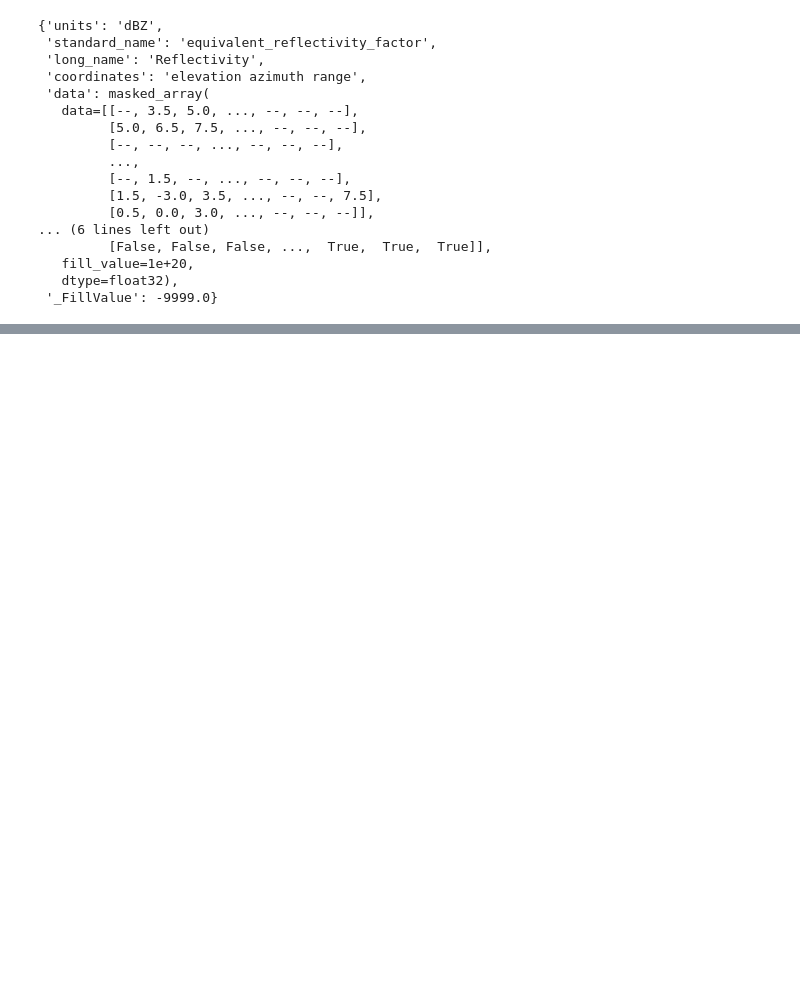
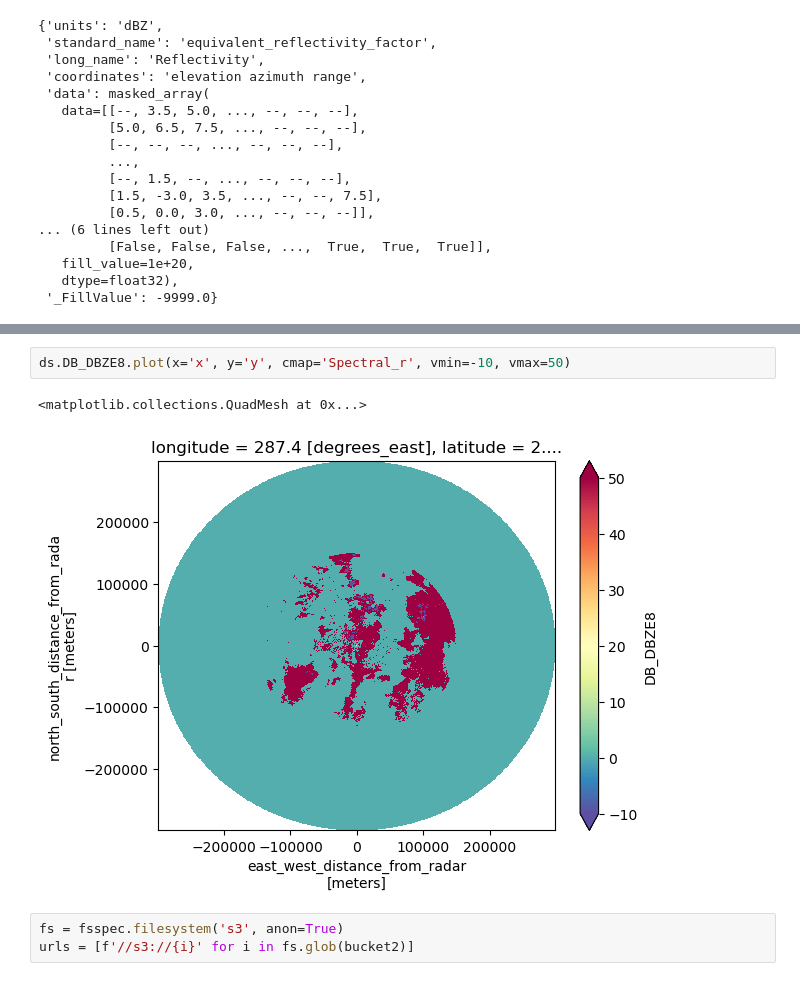
Before and after one commit to aladinor/notebooks, a Jupyter notebook: Reading_from_AWS.ipynb, the cells around one changed output, grey strips where cells are left out. Drawn from its saved outputs; the diff is of its cells as text; blank space fills up the shorter version.

```diff
--- a/Reading_from_AWS.ipynb
+++ b/Reading_from_AWS.ipynb
@@ -74,0 +103,8 @@ urls = [f'//s3://{i}' for i in fs.glob(bucket2)]
+# %%
+ds.DB_DBZE8.plot(x='x', y='y', cmap='Spectral_r', vmin=-10, vmax=50)
+# %% [output]
+<matplotlib.collections.QuadMesh at 0x...>
+[figure, added]
+# %%
+fs = fsspec.filesystem('s3', anon=True)
+urls = [f'//s3://{i}' for i in fs.glob(bucket2)]
```
Also changed, not shown: parts of 12 cells of this notebook.
